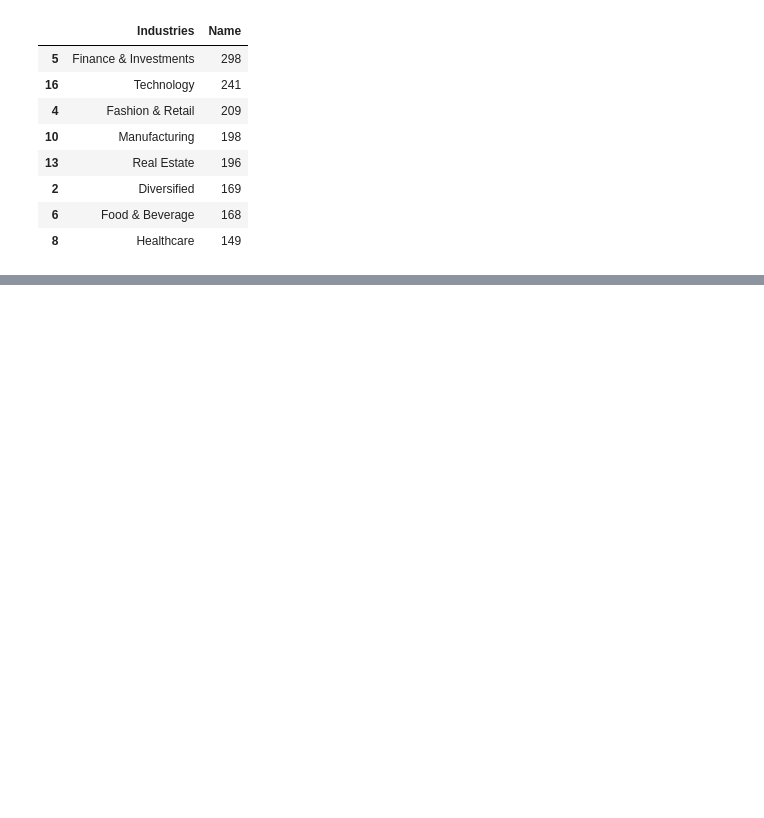
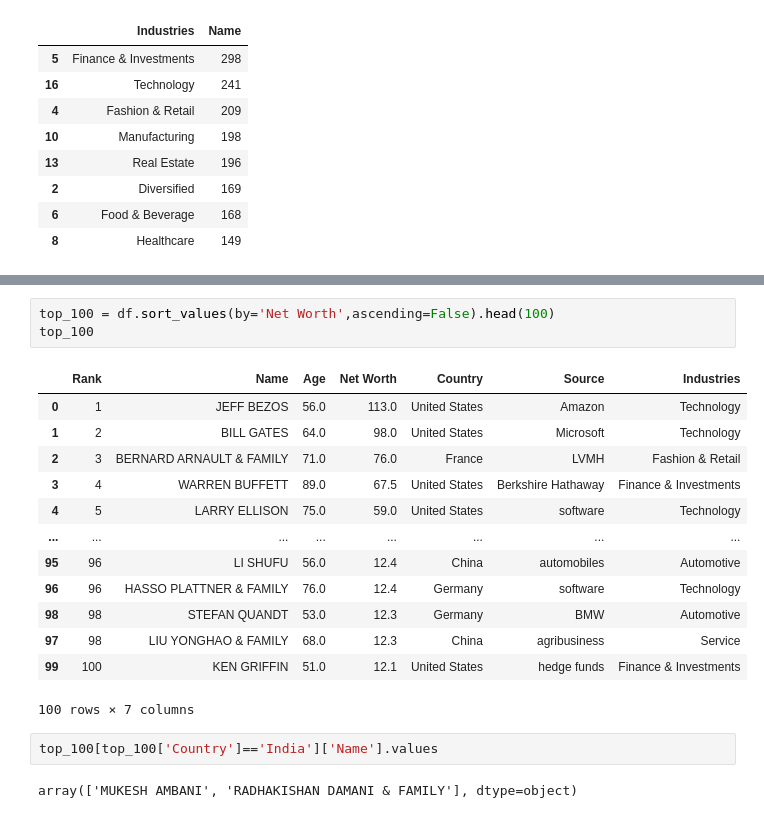
Before and after one commit to poonamks/Demo, a Jupyter notebook: Forbes_Billionaires.ipynb, the cells around one changed output, grey strips where cells are left out. Cells and saved outputs as stored; diff of their text form; blank space fills up the shorter version.

```diff
--- a/Forbes_Billionaires.ipynb
+++ b/Forbes_Billionaires.ipynb
@@ -47,0 +132,21 @@ df_top8
+# %%
+top_100 = df.sort_values(by='Net Worth',ascending=False).head(100)
+top_100
+# %% [output]
+|  | Rank | Name | Age | Net Worth | Country | Source | Industries |
+| 0 | 1 | JEFF BEZOS | 56.0 | 113.0 | United States | Amazon | Technology |
+| 1 | 2 | BILL GATES | 64.0 | 98.0 | United States | Microsoft | Technology |
+| 2 | 3 | BERNARD ARNAULT & FAMILY | 71.0 | 76.0 | France | LVMH | Fashion & Retail |
+| 3 | 4 | WARREN BUFFETT | 89.0 | 67.5 | United States | Berkshire Hathaway | Finance & Investments |
+| 4 | 5 | LARRY ELLISON | 75.0 | 59.0 | United States | software | Technology |
+| ... | ... | ... | ... | ... | ... | ... | ... |
+| 95 | 96 | LI SHUFU | 56.0 | 12.4 | China | automobiles | Automotive |
+| 96 | 96 | HASSO PLATTNER & FAMILY | 76.0 | 12.4 | Germany | software | Technology |
+| 98 | 98 | STEFAN QUANDT | 53.0 | 12.3 | Germany | BMW | Automotive |
+| 97 | 98 | LIU YONGHAO & FAMILY | 68.0 | 12.3 | China | agribusiness | Service |
+| 99 | 100 | KEN GRIFFIN | 51.0 | 12.1 | United States | hedge funds | Finance & Investments |
+100 rows × 7 columns
+# %%
+top_100[top_100['Country']=='India']['Name'].values
+# %% [output]
+array(['MUKESH AMBANI', 'RADHAKISHAN DAMANI & FAMILY'], dtype=object)
```
Also changed, not shown: parts of 18 cells of this notebook.
